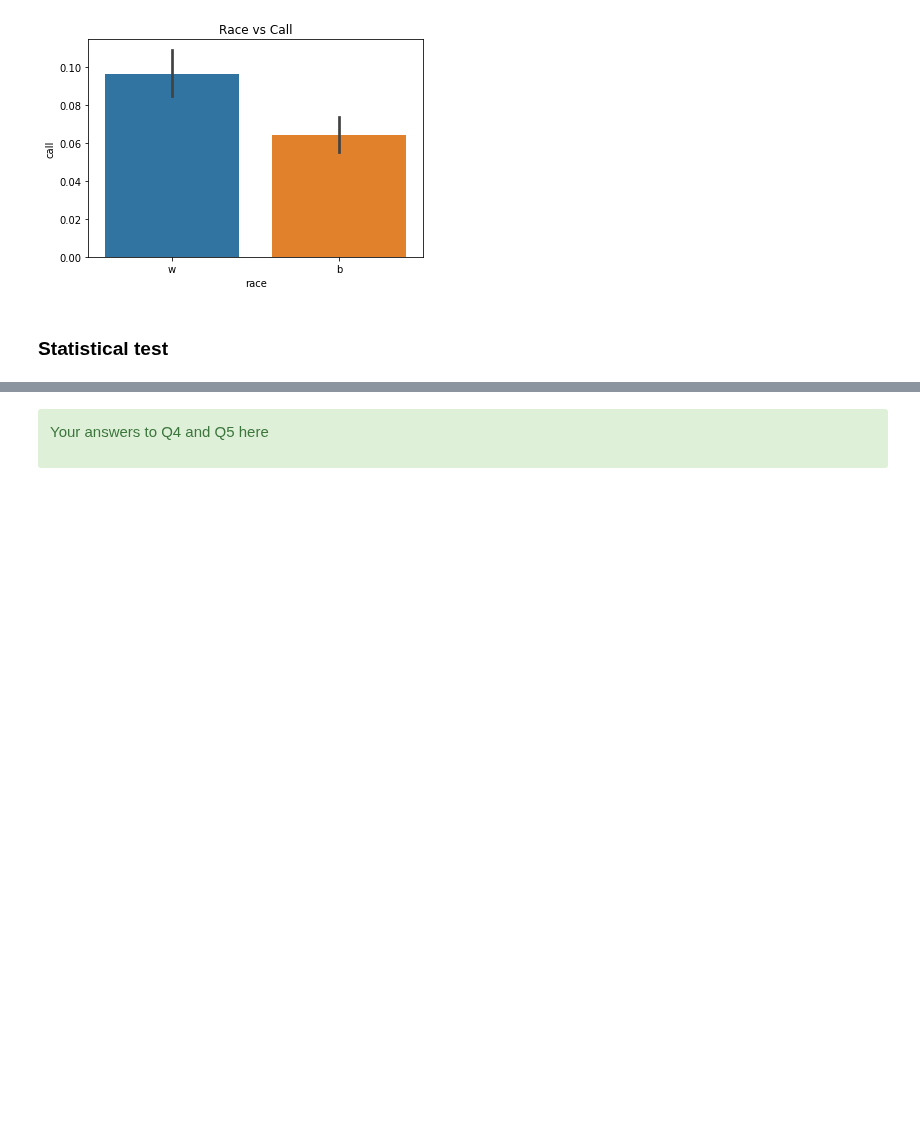
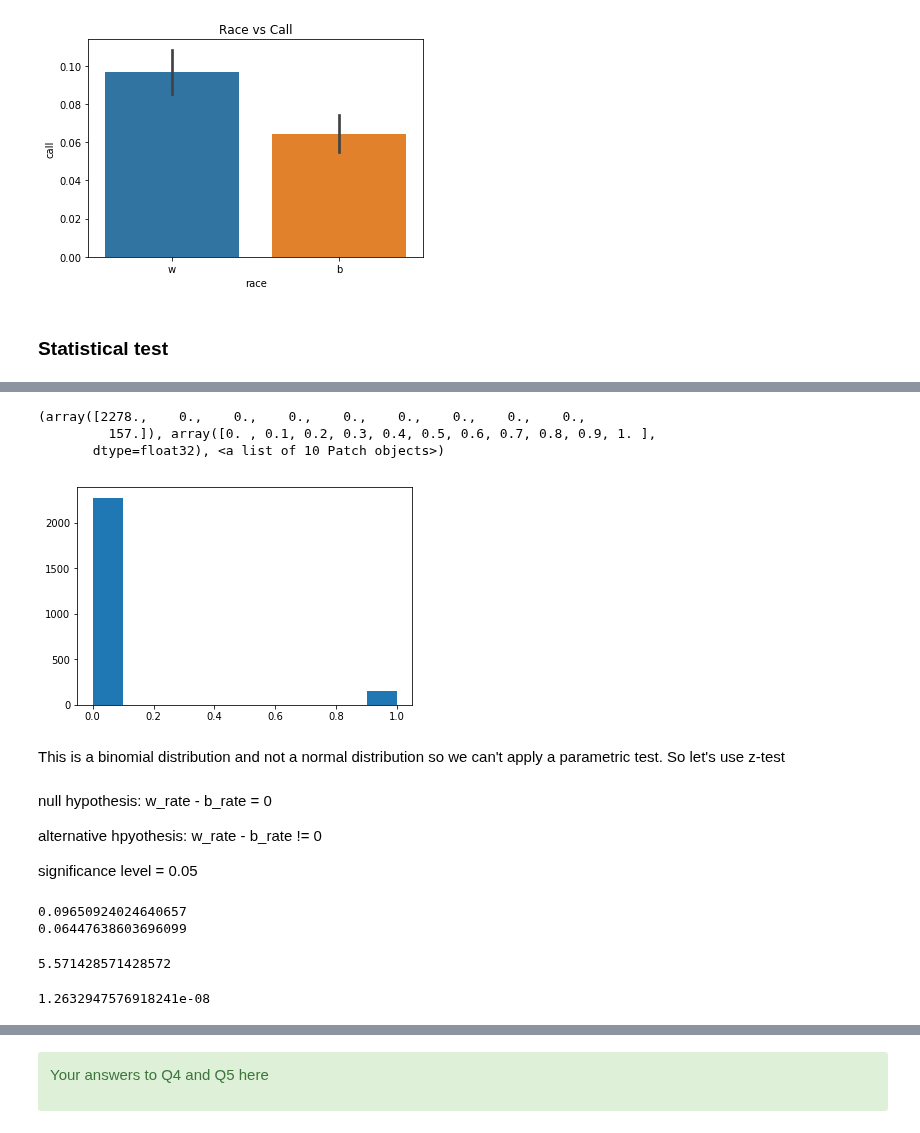
Before and after one commit to parasdoshicom/SpringboardDSIntensive, a Jupyter notebook: sliderule_dsi_inferential_statistics_exercise_2_with_answer.ipynb, the cells around one changed output, grey strips where cells are left out. Saved outputs shown, nothing was run; the diff lists cells and outputs as text; code cells hidden in the pictures; blank space fills up the shorter version.

```diff
--- a/sliderule_dsi_inferential_statistics_exercise_2_with_answer.ipynb
+++ b/sliderule_dsi_inferential_statistics_exercise_2_with_answer.ipynb
@@ -187,0 +137,54 @@ Since mean of white call rates 9.65% is outside the confidence interval of black
+# %%
+plt.hist(b.call)
+# %% [output]
+(array([2278.,    0.,    0.,    0.,    0.,    0.,    0.,    0.,    0.,
+         157.]), array([0. , 0.1, 0.2, 0.3, 0.4, 0.5, 0.6, 0.7, 0.8, 0.9, 1. ],
+       dtype=float32), <a list of 10 Patch objects>)
+[figure, added]
+# %% [markdown]
+This is a binomial distribution and not a normal distribution so we can't apply a parametric test. So let's use z-test
+# %% [markdown]
+null hypothesis: w_rate - b_rate = 0
+
+alternative hpyothesis: w_rate - b_rate != 0
+
+significance level = 0.05
+# %%
+w_rate = percent_w / 100
+b_rate = percent_b / 100
+print(w_rate)
+print(b_rate)
+# %% [output]
+0.09650924024640657
+0.06447638603696099
+# %%
+import math
+
+#(p1-p2)
+difference = w_rate - b_rate
+
+#calculate p-bar
+p_bar = (w_callbacks + b_callbacks) / (len(w) + len(b))
+
+#calculate q-bar
+q_bar = 1 - p_bar
+
+# n1 & n2
+n1 = len(w)
+n2 = len(b)
+
+#calculate (1/n1) + (1/n2)
+x = np.add(np.divide(1,n1),np.divide(1,n2))
+
+std = math.sqrt( (2*p_bar*1-p_bar) / n1 )
+
+z_score = (difference - 0) / std
+
+z_score
+# %% [output]
+5.571428571428572
+# %%
+p_value = 1 - stats.norm.cdf(z_score)
+p_value
+# %% [output]
+1.2632947576918241e-08
```
Also changed, not shown: parts of 16 cells of this notebook.
